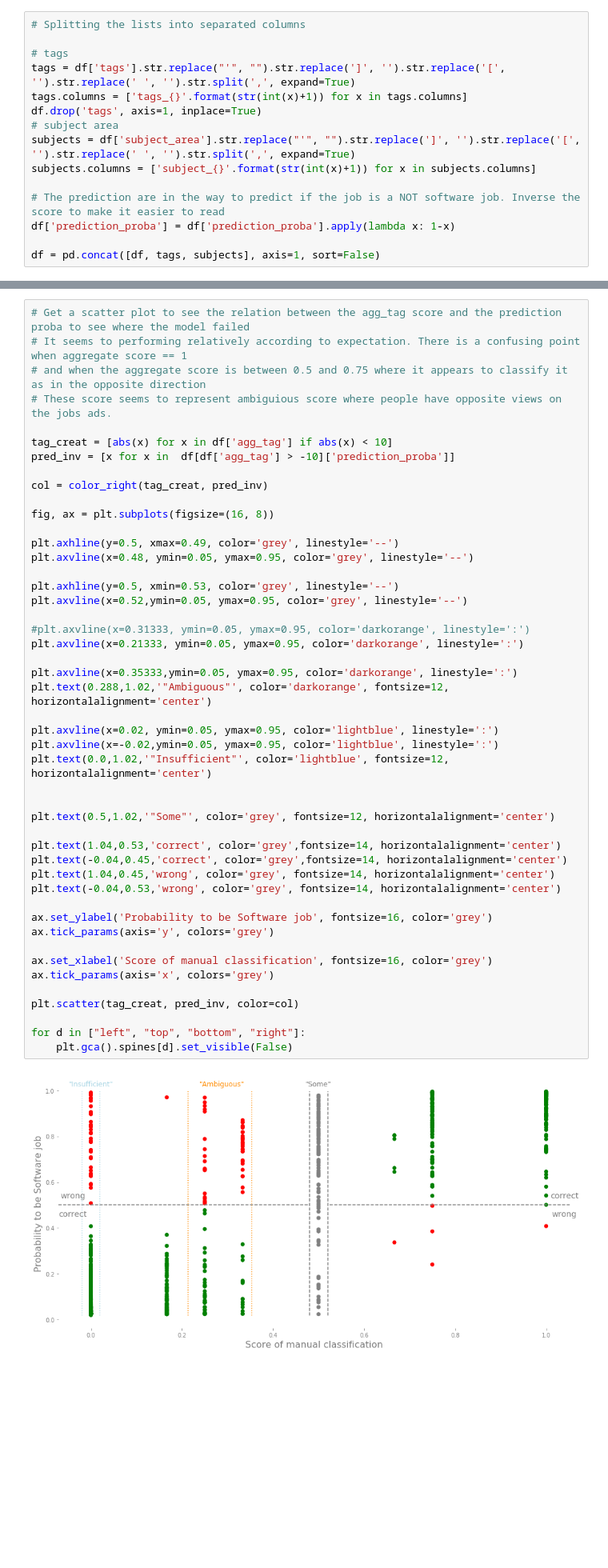
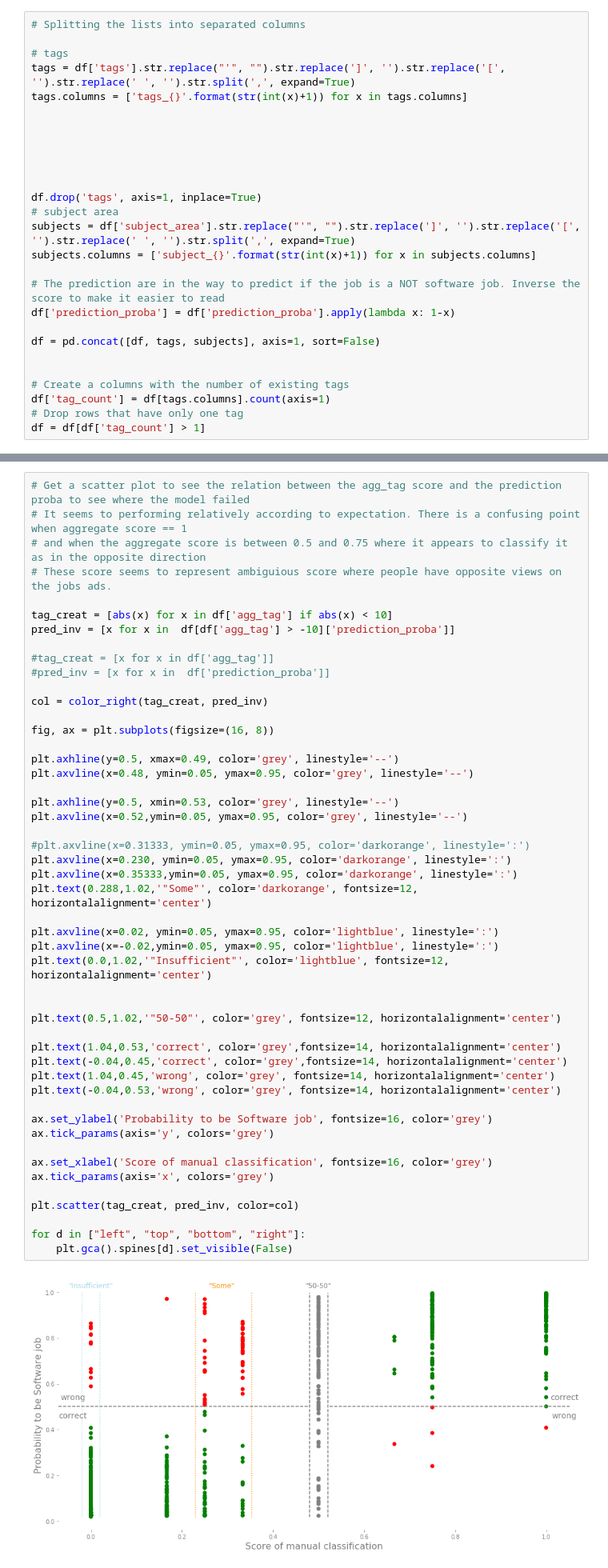
Before and after one commit to softwaresaved/jamie, a Jupyter notebook: jobAnalysis/dataPrediction/prediction_dev.ipynb, the cells around one changed output, grey strips where cells are left out. Shown at 80% size. Saved outputs shown, nothing was run; the diff lists cells and outputs as text; blank space fills up the shorter version.

```diff
--- a/jobAnalysis/dataPrediction/prediction_dev.ipynb
+++ b/jobAnalysis/dataPrediction/prediction_dev.ipynb
@@ -46,6 +26,12 @@ array(["['Health and Medical']", "['Administrative', 'Student Services']",
 # tags
 tags = df['tags'].str.replace("'", "").str.replace(']', '').str.replace('[', '').str.replace(' ', '').str.split(',', expand=True)
 tags.columns = ['tags_{}'.format(str(int(x)+1)) for x in tags.columns]
+
+
+
+
+
+
 df.drop('tags', axis=1, inplace=True)
 # subject area
 subjects = df['subject_area'].str.replace("'", "").str.replace(']', '').str.replace('[', '').str.replace(' ', '').str.split(',', expand=True)
@@ -55,3 +41,9 @@ subjects.columns = ['subject_{}'.format(str(int(x)+1)) for x in subjects.columns
 df['prediction_proba'] = df['prediction_proba'].apply(lambda x: 1-x)
 
 df = pd.concat([df, tags, subjects], axis=1, sort=False)
+
+
+# Create a columns with the number of existing tags
+df['tag_count'] = df[tags.columns].count(axis=1)
+# Drop rows that have only one tag
+df = df[df['tag_count'] > 1]
@@ -230,6 +218,9 @@ def color_right(x, y):
 
 tag_creat = [abs(x) for x in df['agg_tag'] if abs(x) < 10]
 pred_inv = [x for x in  df[df['agg_tag'] > -10]['prediction_proba']]
+
+#tag_creat = [x for x in df['agg_tag']]
+#pred_inv = [x for x in  df['prediction_proba']]
 
 col = color_right(tag_creat, pred_inv)
 
@@ -239,38 +230,37 @@ plt.axhline(y=0.5, xmax=0.49, color='grey', linestyle='--')
 plt.axvline(x=0.48, ymin=0.05, ymax=0.95, color='grey', linestyle='--')
 
 plt.axhline(y=0.5, xmin=0.53, color='grey', linestyle='--')
 plt.axvline(x=0.52,ymin=0.05, ymax=0.95, color='grey', linestyle='--')
 
 #plt.axvline(x=0.31333, ymin=0.05, ymax=0.95, color='darkorange', linestyle=':')
-plt.axvline(x=0.21333, ymin=0.05, ymax=0.95, color='darkorange', linestyle=':')
-
+plt.axvline(x=0.230, ymin=0.05, ymax=0.95, color='darkorange', linestyle=':')
 plt.axvline(x=0.35333,ymin=0.05, ymax=0.95, color='darkorange', linestyle=':')
-plt.text(0.288,1.02,'"Ambiguous"', color='darkorange', fontsize=12, horizontalalignment='center')
+plt.text(0.288,1.02,'"Some"', color='darkorange', fontsize=12, horizontalalignment='center')
 
 plt.axvline(x=0.02, ymin=0.05, ymax=0.95, color='lightblue', linestyle=':')
 plt.axvline(x=-0.02,ymin=0.05, ymax=0.95, color='lightblue', linestyle=':')
 plt.text(0.0,1.02,'"Insufficient"', color='lightblue', fontsize=12, horizontalalignment='center')
 
 
-plt.text(0.5,1.02,'"Some"', color='grey', fontsize=12, horizontalalignment='center')
+plt.text(0.5,1.02,'"50-50"', color='grey', fontsize=12, horizontalalignment='center')
 
 plt.text(1.04,0.53,'correct', color='grey',fontsize=14, horizontalalignment='center')
 plt.text(-0.04,0.45,'correct', color='grey',fontsize=14, horizontalalignment='center')
 plt.text(1.04,0.45,'wrong', color='grey', fontsize=14, horizontalalignment='center')
 plt.text(-0.04,0.53,'wrong', color='grey', fontsize=14, horizontalalignment='center')
 
 ax.set_ylabel('Probability to be Software job', fontsize=16, color='grey')
 ax.tick_params(axis='y', colors='grey')
 
 ax.set_xlabel('Score of manual classification', fontsize=16, color='grey')
 ax.tick_params(axis='x', colors='grey')
 
 plt.scatter(tag_creat, pred_inv, color=col)
 
 for d in ["left", "top", "bottom", "right"]:
     plt.gca().spines[d].set_visible(False)
 # %% [output]
-[figure, old version]
+[figure, new version]
 # %% [markdown]
 ## Details on each problematic classifications
 # %% [markdown]
```
Also changed, not shown: parts of 17 cells of this notebook.
